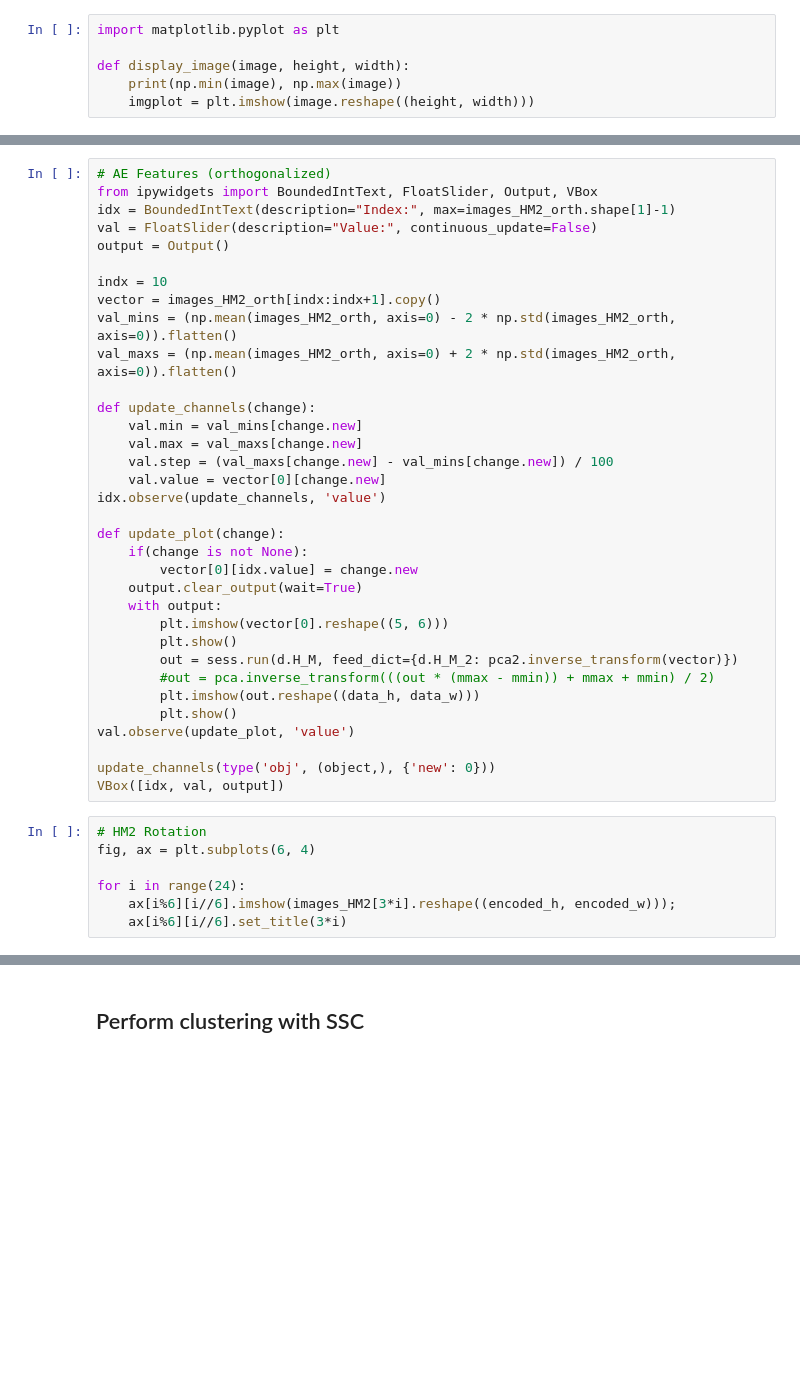
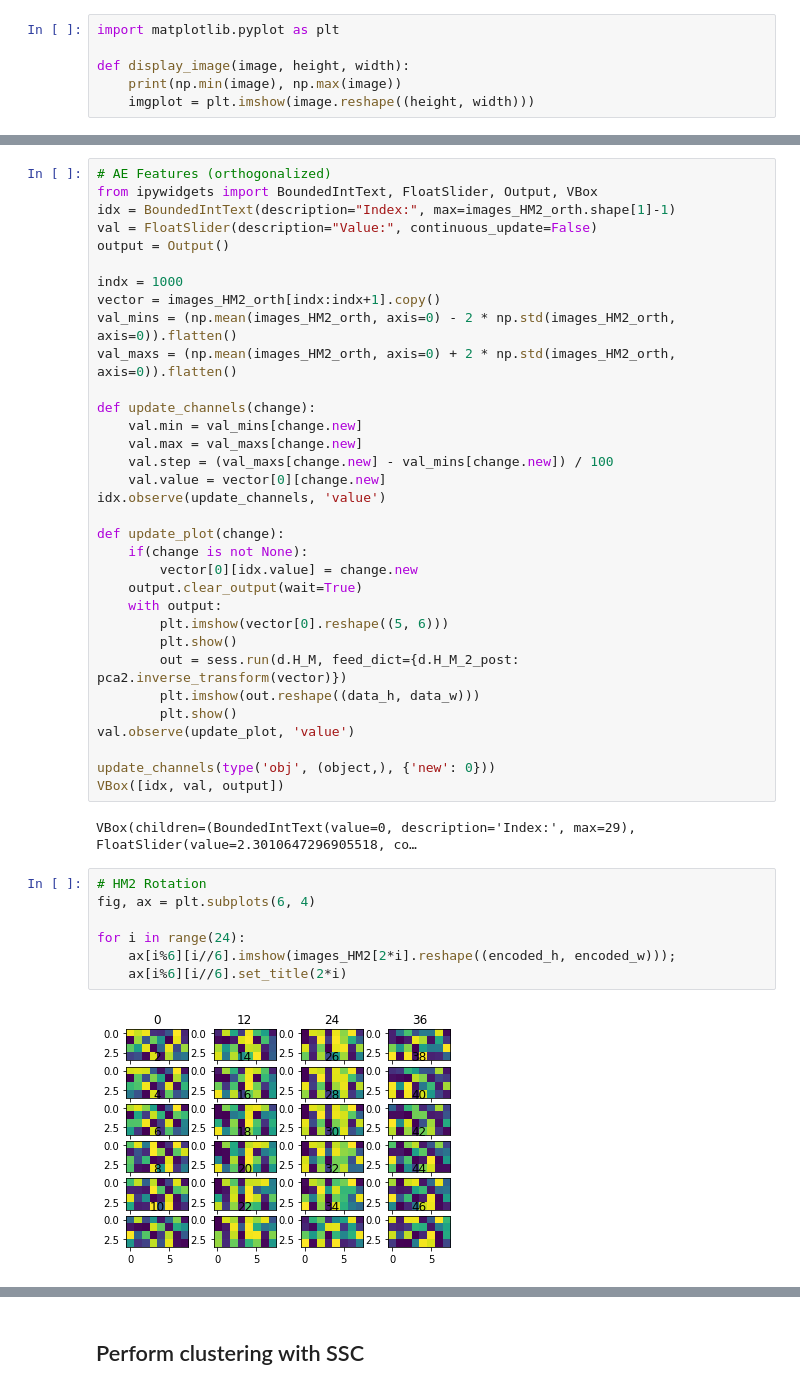
Before and after one commit to zheng-alice/Deep-Subspace-Clustering, a Jupyter notebook: Verbose.ipynb, the cells around one changed output, grey strips where cells are left out. Drawn from its saved outputs; the diff is of its cells as text; blank space fills up the shorter version.

```diff
--- a/Verbose.ipynb
+++ b/Verbose.ipynb
@@ -248,7 +290,7 @@ idx = BoundedIntText(description="Index:", max=images_HM2_orth.shape[1]-1)
 val = FloatSlider(description="Value:", continuous_update=False)
 output = Output()
 
-indx = 10
+indx = 1000
 vector = images_HM2_orth[indx:indx+1].copy()
 val_mins = (np.mean(images_HM2_orth, axis=0) - 2 * np.std(images_HM2_orth, axis=0)).flatten()
 val_maxs = (np.mean(images_HM2_orth, axis=0) + 2 * np.std(images_HM2_orth, axis=0)).flatten()
@@ -267,21 +309,24 @@ def update_plot(change):
     with output:
         plt.imshow(vector[0].reshape((5, 6)))
         plt.show()
-        out = sess.run(d.H_M, feed_dict={d.H_M_2: pca2.inverse_transform(vector)})
-        #out = pca.inverse_transform(((out * (mmax - mmin)) + mmax + mmin) / 2)
+        out = sess.run(d.H_M, feed_dict={d.H_M_2_post: pca2.inverse_transform(vector)})
         plt.imshow(out.reshape((data_h, data_w)))
         plt.show()
 val.observe(update_plot, 'value')
 
 update_channels(type('obj', (object,), {'new': 0}))
 VBox([idx, val, output])
+# %% [output]
+VBox(children=(BoundedIntText(value=0, description='Index:', max=29), FloatSlider(value=2.3010647296905518, co…
 # %%
 # HM2 Rotation
 fig, ax = plt.subplots(6, 4)
 
 for i in range(24):
-    ax[i%6][i//6].imshow(images_HM2[3*i].reshape((encoded_h, encoded_w)));
-    ax[i%6][i//6].set_title(3*i)
+    ax[i%6][i//6].imshow(images_HM2[2*i].reshape((encoded_h, encoded_w)));
+    ax[i%6][i//6].set_title(2*i)
+# %% [output]
+[figure, added]
 # %%
 # Matlab SSC #2
 k = len(np.unique(labels))
```
Also changed, not shown: parts of 36 cells of this notebook, 1 other file.
